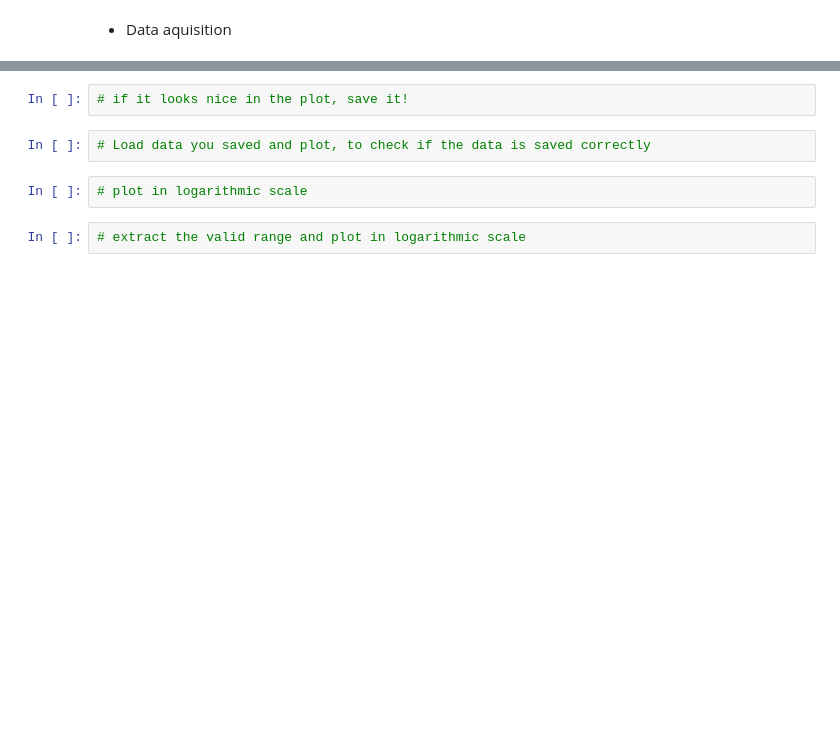
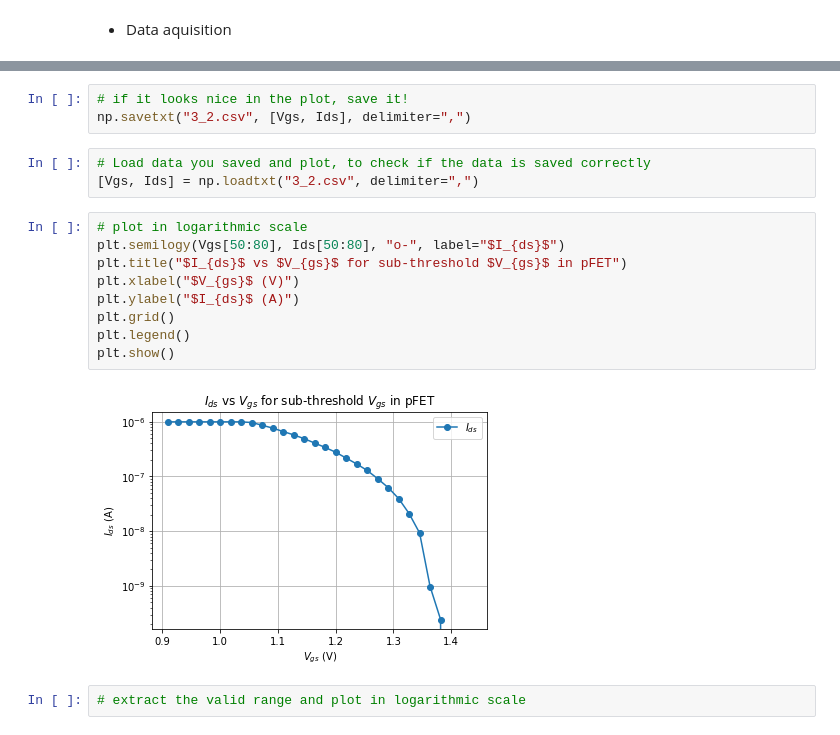
Before and after one commit to janhohenheim/neuromorphic-engineering-one, a Jupyter notebook: neuromorphic_engineering_one/session3_subthreshold_behavior_of_transistors/2021_Lab3_SubThr_4.5_Jan_Hohenheim.ipynb, the cells around one changed output, grey strips where cells are left out. Cells and saved outputs as stored; diff of their text form; blank space fills up the shorter version.

```diff
--- a/neuromorphic_engineering_one/session3_subthreshold_behavior_of_transistors/2021_Lab3_SubThr_4.5_Jan_Hohenheim.ipynb
+++ b/neuromorphic_engineering_one/session3_subthreshold_behavior_of_transistors/2021_Lab3_SubThr_4.5_Jan_Hohenheim.ipynb
@@ -344,9 +395,20 @@ $I_{ds} = I_{GO21} - I_{GO21}|_{V_g = 0}$
 # %%
 # if it looks nice in the plot, save it!
+np.savetxt("3_2.csv", [Vgs, Ids], delimiter=",")
 # %%
 # Load data you saved and plot, to check if the data is saved correctly
+[Vgs, Ids] = np.loadtxt("3_2.csv", delimiter=",")
-# %%
-# plot in logarithmic scale
+# %%
+# plot in logarithmic scale
+plt.semilogy(Vgs[50:80], Ids[50:80], "o-", label="$I_{ds}$")
+plt.title("$I_{ds}$ vs $V_{gs}$ for sub-threshold $V_{gs}$ in pFET")
+plt.xlabel("$V_{gs}$ (V)")
+plt.ylabel("$I_{ds}$ (A)")
+plt.grid()
+plt.legend()
+plt.show()
+# %% [output]
+[figure, added]
 # %%
 # extract the valid range and plot in logarithmic scale
 # %%
```
Also changed, not shown: parts of 15 cells of this notebook.
